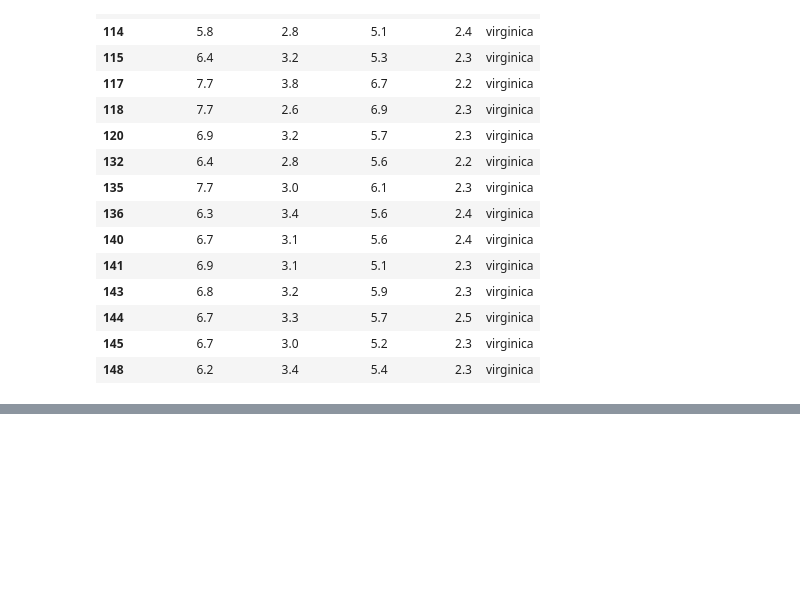
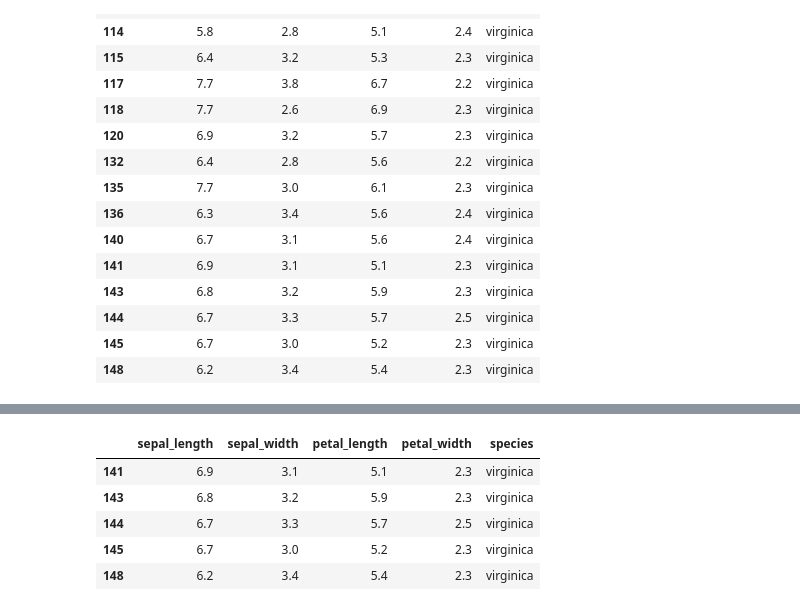
Before and after one commit to kiehozero/atu-progda2022, a Jupyter notebook: week4-pandas/pandas-with-iris.ipynb, the cells around one changed output, grey strips where cells are left out. Drawn from its saved outputs; the diff is of its cells as text; code cells hidden in the pictures; blank space fills up the shorter version.

```diff
--- a/week4-pandas/pandas-with-iris.ipynb
+++ b/week4-pandas/pandas-with-iris.ipynb
@@ -186,0 +207,9 @@ width_df
+# %%
+width_df.tail()
+# %% [output]
+|  | sepal_length | sepal_width | petal_length | petal_width | species |
+| 141 | 6.9 | 3.1 | 5.1 | 2.3 | virginica |
+| 143 | 6.8 | 3.2 | 5.9 | 2.3 | virginica |
+| 144 | 6.7 | 3.3 | 5.7 | 2.5 | virginica |
+| 145 | 6.7 | 3.0 | 5.2 | 2.3 | virginica |
+| 148 | 6.2 | 3.4 | 5.4 | 2.3 | virginica |
```
Also changed, not shown: parts of 6 cells of this notebook.
